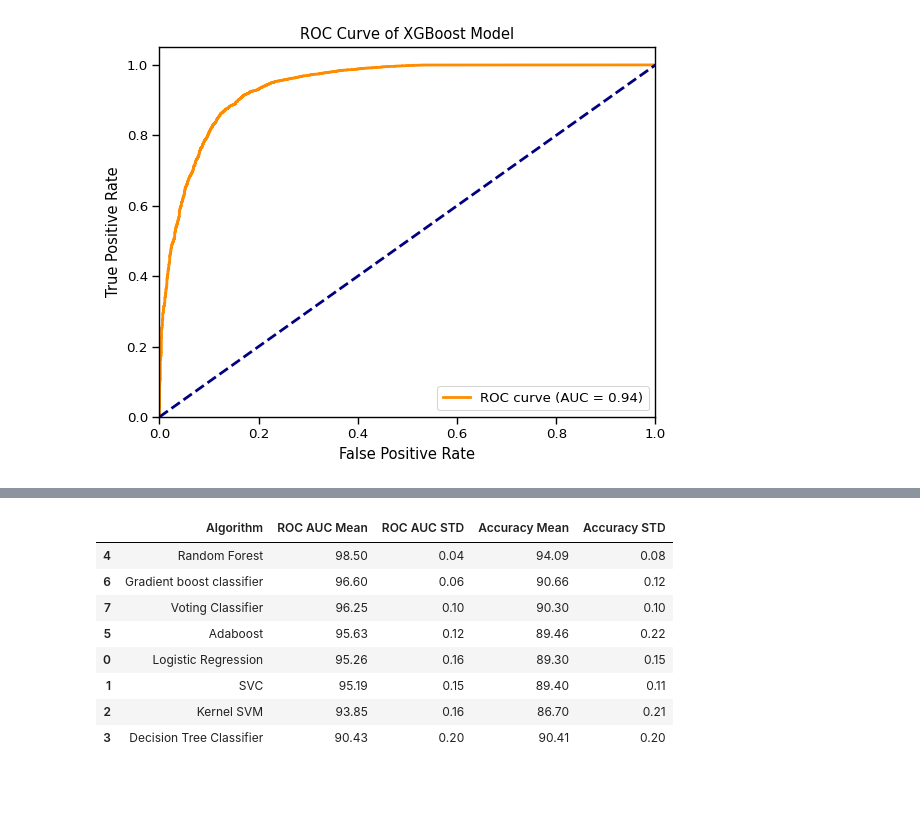
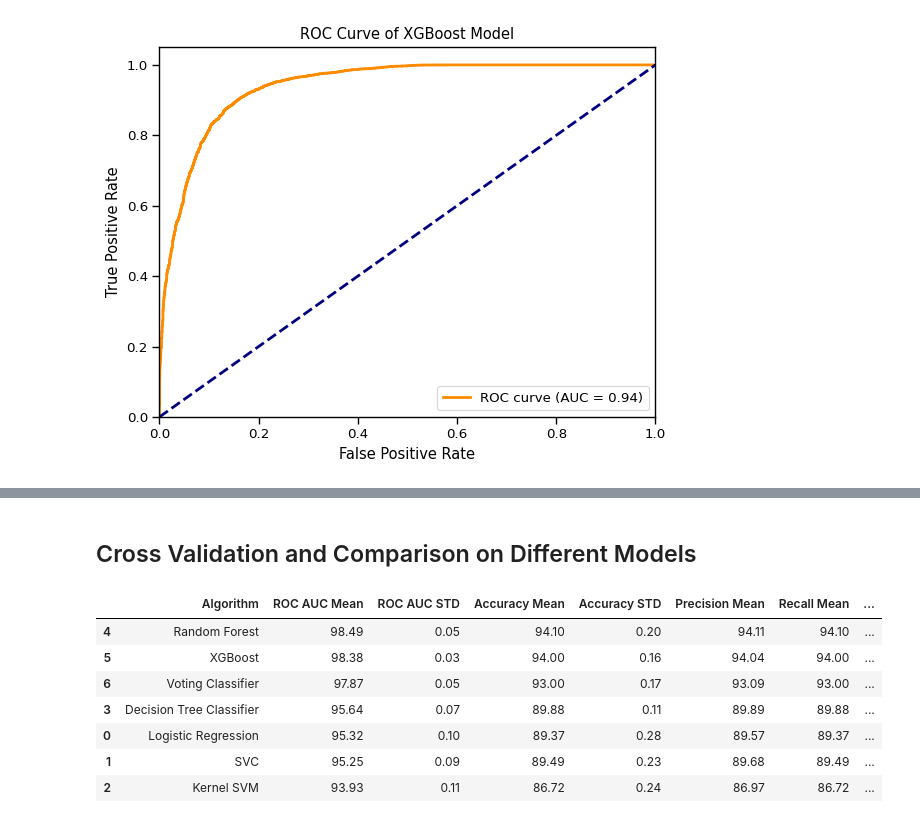
Before and after one commit to TNMedhavi/RSU50-K.A.T.N.Medhavi, a Jupyter notebook: RSU50_20249401_K.A.T.N.Medhavi.ipynb, the cells around one changed output, grey strips where cells are left out. Drawn from its saved outputs; the diff is of its cells as text; code cells hidden in the pictures; blank space fills up the shorter version.

```diff
--- a/RSU50_20249401_K.A.T.N.Medhavi.ipynb
+++ b/RSU50_20249401_K.A.T.N.Medhavi.ipynb
@@ -1559,52 +1662,69 @@ plt.show()
+# %% [markdown]
+## Cross Validation and Comparison on Different Models
 # %%
 models = []
 
-models.append(('Logistic Regression', LogisticRegression(solver='liblinear', random_state = 0)))
+models.append(('Logistic Regression', LogisticRegression(max_iter=1000, random_state = 0)))
 models.append(('SVC', SVC(kernel = 'linear', random_state = 0)))
 models.append(('Kernel SVM', SVC(kernel = 'rbf', random_state = 0)))
-models.append(('Decision Tree Classifier', DecisionTreeClassifier(criterion = 'entropy', random_state = 0)))
-models.append(('Random Forest', RandomForestClassifier(n_estimators=100, criterion = 'entropy', random_state = 0)))
-models.append(("Adaboost", AdaBoostClassifier()))
-models.append(("Gradient boost classifier", GradientBoostingClassifier()))
-models.append(("Voting Classifier",  VotingClassifier(estimators=[('gbc', GradientBoostingClassifier()), ('lr', LogisticRegression(max_iter=1000)), ('abc',  AdaBoostClassifier())], voting='soft')))
+models.append(('Decision Tree Classifier', DecisionTreeClassifier(criterion = 'entropy', random_state = 0, max_depth=10)))
+models.append(('Random Forest', RandomForestClassifier(random_state = 0)))
+models.append(("XGBoost", XGBClassifier()))
+models.append(("Voting Classifier",  VotingClassifier(estimators=[('lr', LogisticRegression(max_iter=1000)), ('xgb',  XGBClassifier())], voting='soft')))
 # %%
-acc_results =[]
-auc_results =[]
+# Lists to store results
+acc_results = []
+auc_results = []
+precision_results = []
+recall_results = []
+f1_results = []
 names = []
 
-result_col = ["Algorithm", "ROC AUC Mean", "ROC AUC STD", "Accuracy Mean", "Accuracy STD"]
-model_results = pd.DataFrame(columns = result_col)
+result_col = ["Algorithm", "ROC AUC Mean", "ROC AUC STD", "Accuracy Mean", "Accuracy STD", "Precision Mean", "Recall Mean", "F1 Mean"]
+model_results = pd.DataFrame(columns=result_col)
 
-i=0
-# K- fold cross validation
-
+i = 0
+# K-fold cross-validation
 for name, model in models:
     names.append(name)
-    kfold = model_selection.KFold(n_splits=5, shuffle=True, random_state=0)
+    kfold = KFold(n_splits=5, shuffle=True, random_state=0)
 
-    cv_acc_results = model_selection.cross_val_score(model, X_resampled, y_resampled, cv = kfold, scoring="accuracy")
-    cv_auc_results = model_selection.cross_val_score(model, X_resampled, y_resampled,cv = kfold, scoring="roc_auc")
+    cv_acc_results = cross_val_score(model, X_resampled, y_resampled, cv=kfold, scoring="accuracy")
+    cv_auc_results = cross_val_score(model, X_resampled, y_resampled, cv=kfold, scoring="roc_auc")
+
+    # Additional metrics
+    y_pred = cross_val_predict(model, X_resampled, y_resampled, cv=kfold)
+    classification_rep = classification_report(y_resampled, y_pred, output_dict=True)
+
     acc_results.append(cv_acc_results)
     auc_results.append(cv_auc_results)
 
+    # Store precision, recall, and F1-score in lists
+    precision_results.append(classification_rep["weighted avg"]["precision"] * 100)
+    recall_results.append(classification_rep["weighted avg"]["recall"] * 100)
+    f1_results.append(classification_rep["weighted avg"]["f1-score"] * 100)
+
+    # Add all metrics to the DataFrame
     model_results.loc[i] = [name,
-                           round(cv_auc_results.mean()*100,2),
-                           round(cv_auc_results.std()*100,2),
-                           round(cv_acc_results.mean()*100,2),
-                           round(cv_acc_results.std()*100,2)]
-    i+=1
+                            round(cv_auc_results.mean() * 100, 2),
+                            round(cv_auc_results.std() * 100, 2),
+                            round(cv_acc_results.mean() * 100, 2),
+                            round(cv_acc_results.std() * 100, 2),
+                            round(precision_results[i], 2),
+                            round(recall_results[i], 2),
+                            round(f1_results[i], 2)]
+    i += 1
 
-model_results.sort_values(by = ['ROC AUC Mean'], ascending=False)
+model_results.sort_values(by=['ROC AUC Mean'], ascending=False)
 # %% [output]
-|  | Algorithm | ROC AUC Mean | ROC AUC STD | Accuracy Mean | Accuracy STD |
-| 4 | Random Forest | 98.50 | 0.04 | 94.09 | 0.08 |
-| 6 | Gradient boost classifier | 96.60 | 0.06 | 90.66 | 0.12 |
-| 7 | Voting Classifier | 96.25 | 0.10 | 90.30 | 0.10 |
-| 5 | Adaboost | 95.63 | 0.12 | 89.46 | 0.22 |
-| 0 | Logistic Regression | 95.26 | 0.16 | 89.30 | 0.15 |
-| 1 | SVC | 95.19 | 0.15 | 89.40 | 0.11 |
-| 2 | Kernel SVM | 93.85 | 0.16 | 86.70 | 0.21 |
-| 3 | Decision Tree Classifier | 90.43 | 0.20 | 90.41 | 0.20 |
+|  | Algorithm | ROC AUC Mean | ROC AUC STD | Accuracy Mean | Accuracy STD | Precision Mean | Recall Mean | ... |
+| 4 | Random Forest | 98.49 | 0.05 | 94.10 | 0.20 | 94.11 | 94.10 | ... |
+| 5 | XGBoost | 98.38 | 0.03 | 94.00 | 0.16 | 94.04 | 94.00 | ... |
+| 6 | Voting Classifier | 97.87 | 0.05 | 93.00 | 0.17 | 93.09 | 93.00 | ... |
+| 3 | Decision Tree Classifier | 95.64 | 0.07 | 89.88 | 0.11 | 89.89 | 89.88 | ... |
+| 0 | Logistic Regression | 95.32 | 0.10 | 89.37 | 0.28 | 89.57 | 89.37 | ... |
+| 1 | SVC | 95.25 | 0.09 | 89.49 | 0.23 | 89.68 | 89.49 | ... |
+| 2 | Kernel SVM | 93.93 | 0.11 | 86.72 | 0.24 | 86.97 | 86.72 | ... |
 # %%
 #Accuracy Score Comparison
 
```
Also changed, not shown: parts of 44 cells of this notebook.
